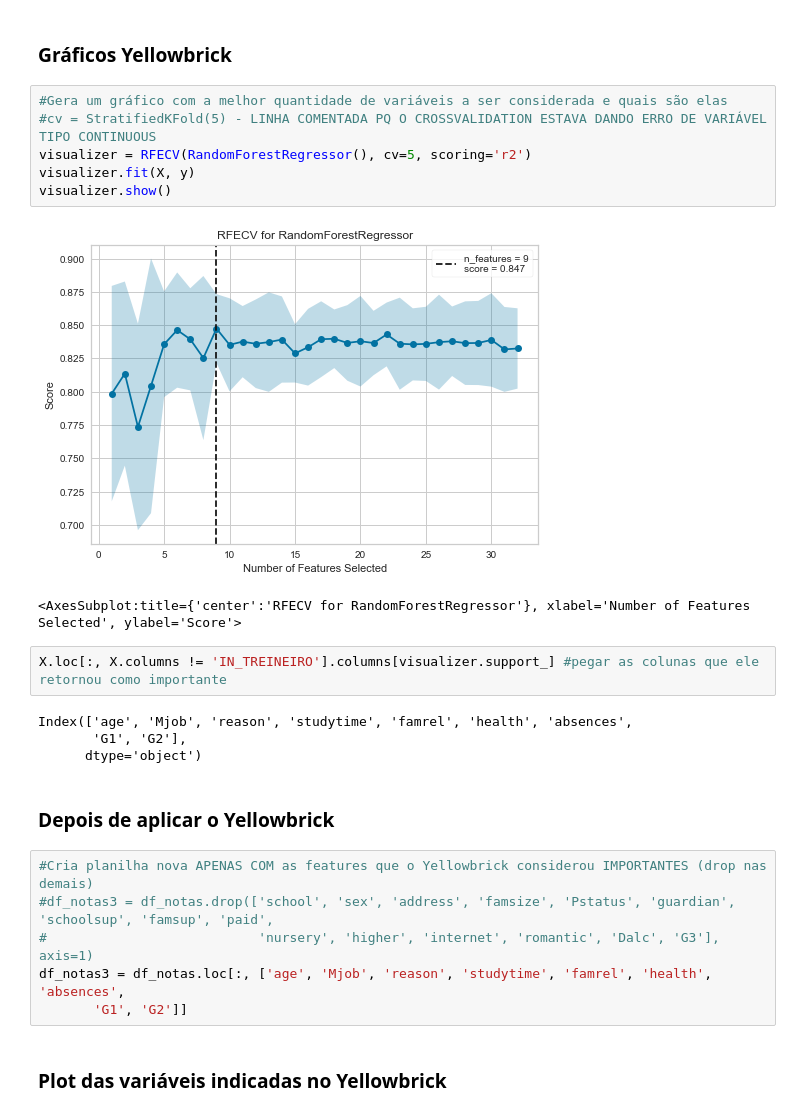
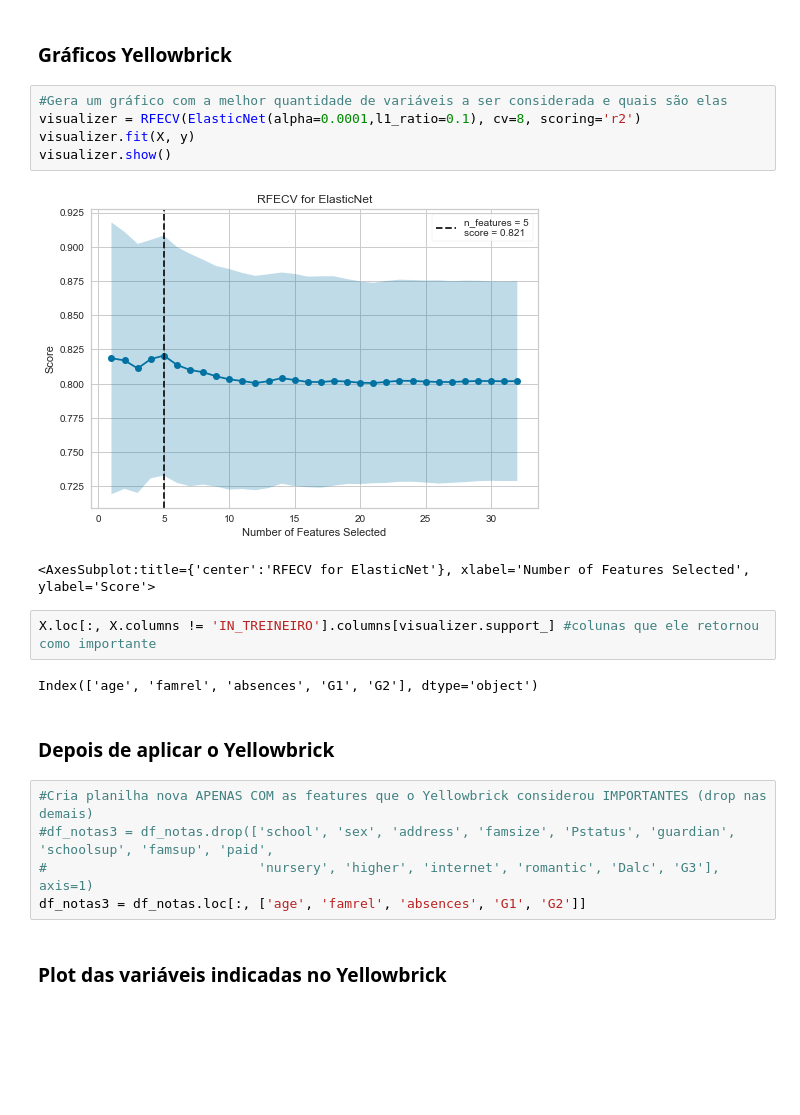
Before and after one commit to analiciabraga/desafioML, a Jupyter notebook: DesafioML-NotaFinal.ipynb, the cells around one changed output. Cells and saved outputs as stored; diff of their text form; blank space fills up the shorter version.

```diff
--- a/DesafioML-NotaFinal.ipynb
+++ b/DesafioML-NotaFinal.ipynb
@@ -135,27 +132,23 @@ O algoritmo escolhido após vários testes foi o ELastic Net
 ### Gráficos Yellowbrick
 # %%
 #Gera um gráfico com a melhor quantidade de variáveis a ser considerada e quais são elas
-#cv = StratifiedKFold(5) - LINHA COMENTADA PQ O CROSSVALIDATION ESTAVA DANDO ERRO DE VARIÁVEL TIPO CONTINUOUS
-visualizer = RFECV(RandomForestRegressor(), cv=5, scoring='r2')
+visualizer = RFECV(ElasticNet(alpha=0.0001,l1_ratio=0.1), cv=8, scoring='r2')
 visualizer.fit(X, y)
 visualizer.show()
 # %% [output]
-[figure, old version]
+[figure, new version]
-<AxesSubplot:title={'center':'RFECV for RandomForestRegressor'}, xlabel='Number of Features Selected', ylabel='Score'>
+<AxesSubplot:title={'center':'RFECV for ElasticNet'}, xlabel='Number of Features Selected', ylabel='Score'>
 # %%
-X.loc[:, X.columns != 'IN_TREINEIRO'].columns[visualizer.support_] #pegar as colunas que ele retornou como importante
+X.loc[:, X.columns != 'IN_TREINEIRO'].columns[visualizer.support_] #colunas que ele retornou como importante
 # %% [output]
-Index(['age', 'Mjob', 'reason', 'studytime', 'famrel', 'health', 'absences',
-       'G1', 'G2'],
-      dtype='object')
+Index(['age', 'famrel', 'absences', 'G1', 'G2'], dtype='object')
 # %% [markdown]
 ### Depois de aplicar o Yellowbrick
 # %%
 #Cria planilha nova APENAS COM as features que o Yellowbrick considerou IMPORTANTES (drop nas demais)
 #df_notas3 = df_notas.drop(['school', 'sex', 'address', 'famsize', 'Pstatus', 'guardian', 'schoolsup', 'famsup', 'paid',
 #                           'nursery', 'higher', 'internet', 'romantic', 'Dalc', 'G3'], axis=1)
-df_notas3 = df_notas.loc[:, ['age', 'Mjob', 'reason', 'studytime', 'famrel', 'health', 'absences',
-       'G1', 'G2']]
+df_notas3 = df_notas.loc[:, ['age', 'famrel', 'absences', 'G1', 'G2']]
 # %% [markdown]
 ### Plot das variáveis indicadas no Yellowbrick
 # %%
```
Also changed, not shown: parts of 12 cells of this notebook.
